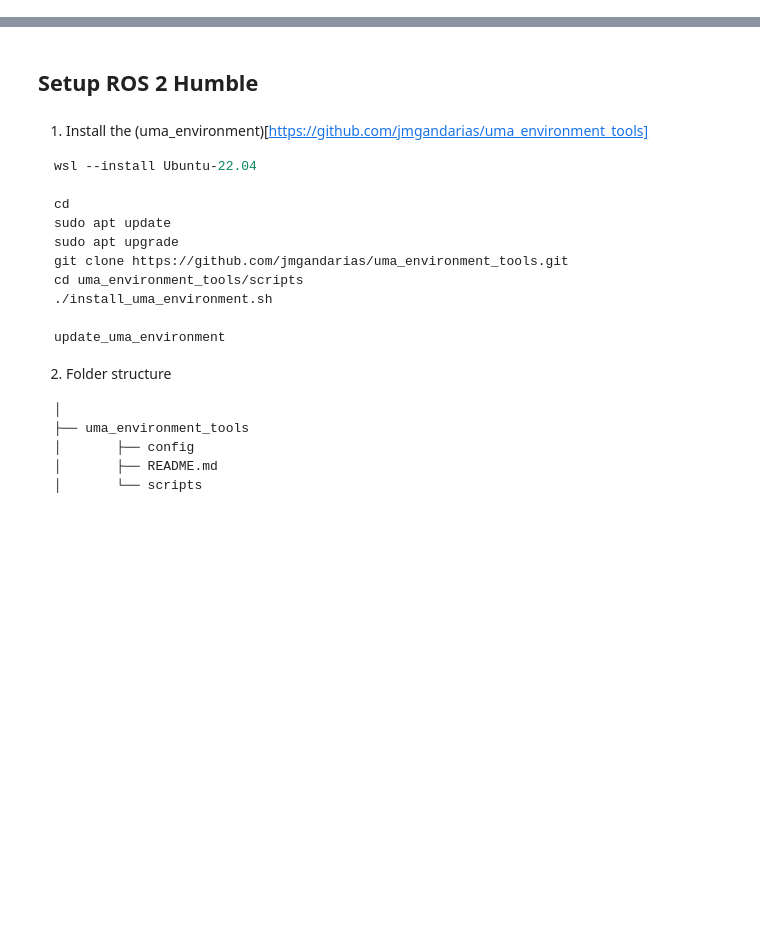
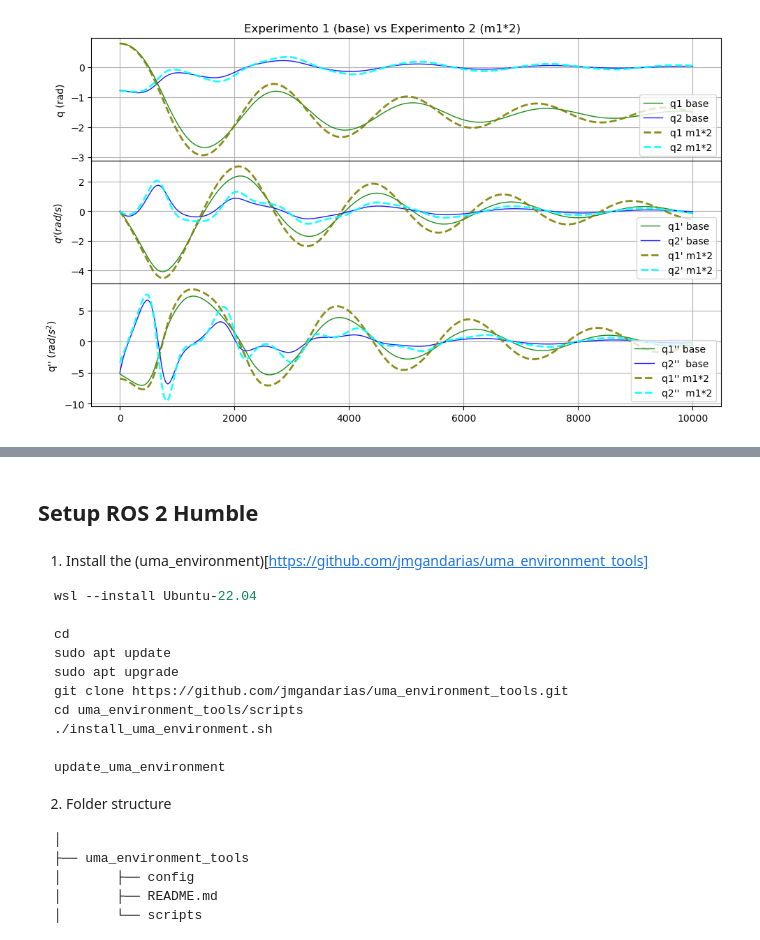
Before and after one commit to rpluma/armanip, a Jupyter notebook: jupyter/lab2/lab2.ipynb, the cells around one changed output, grey strips where cells are left out. Drawn from its saved outputs; the diff is of its cells as text; code cells hidden in the pictures; blank space fills up the shorter version.

```diff
--- a/jupyter/lab2/lab2.ipynb
+++ b/jupyter/lab2/lab2.ipynb
@@ -55,0 +144,4 @@ Note that you only need to modify those inside uma_arm_dynamics.
+# %%
+Comparar(2)
+# %% [output]
+[figure, added]
```
Also changed, not shown: parts of 19 cells of this notebook, 6 other files.
